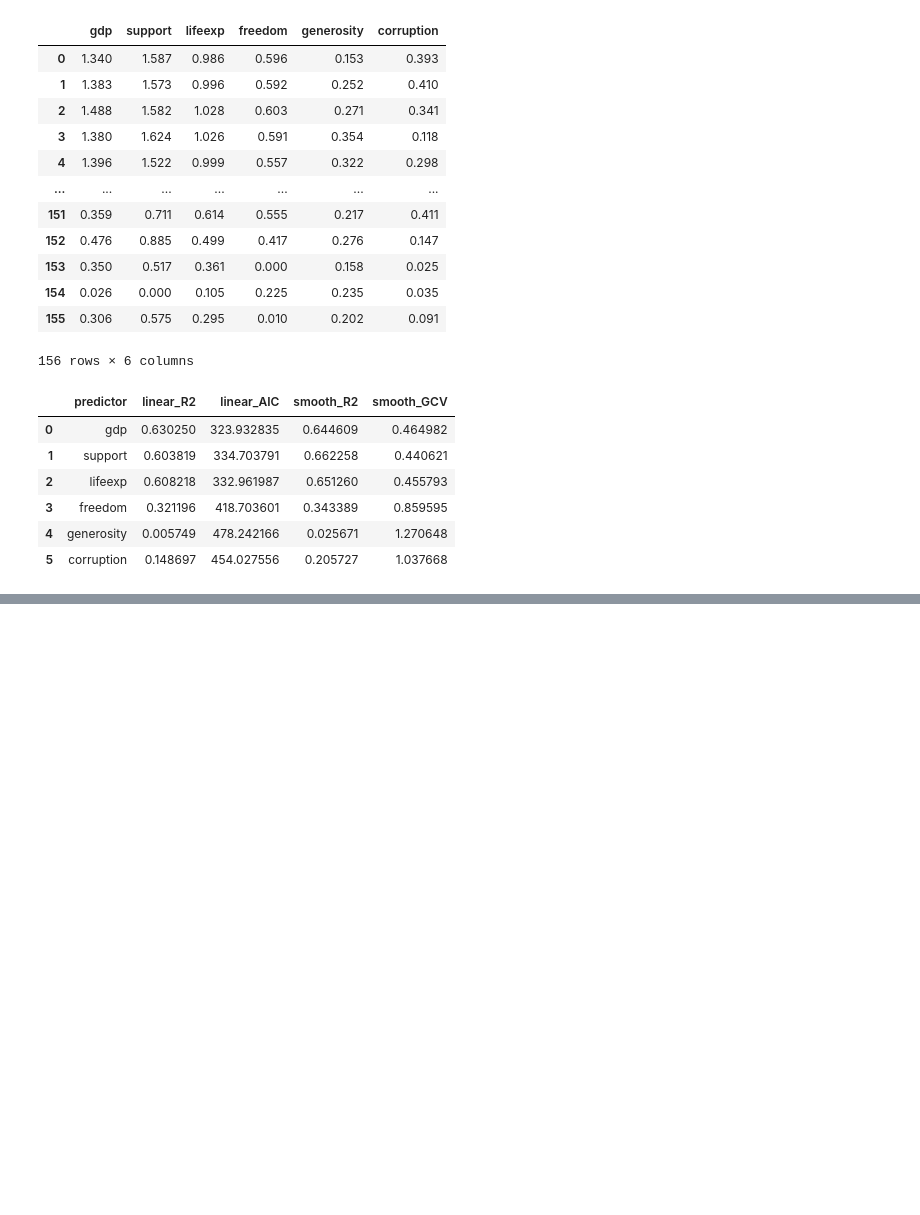
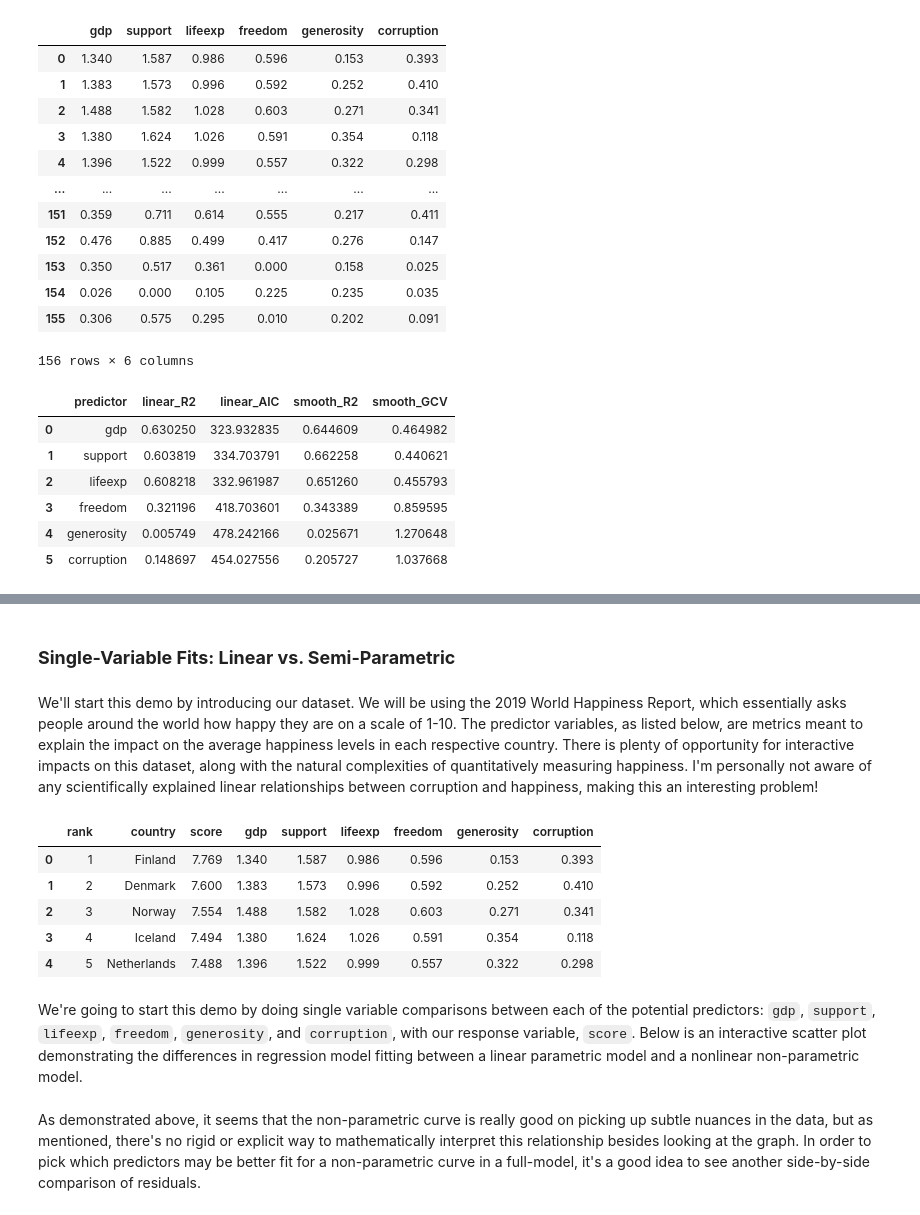
Before and after one commit to Kayvan-Zahiri/Semiparametric-Regression, a Jupyter notebook: pj.ipynb, the cells around one changed output, grey strips where cells are left out. Saved outputs shown, nothing was run; the diff lists cells and outputs as text; code cells hidden in the pictures; blank space fills up the shorter version.

```diff
--- a/pj.ipynb
+++ b/pj.ipynb
@@ -414,0 +681,21 @@ fig.show()
+# %% [markdown]
+### **Single-Variable Fits: Linear vs. Semi-Parametric**
+# %% [markdown]
+We'll start this demo by introducing our dataset.  We will be using the 2019 World Happiness Report, which essentially asks people around the world how happy they are on a scale of 1-10.  The predictor variables, as listed below, are metrics meant to explain the impact on the average happiness levels in each respective country.  There is plenty of opportunity for interactive impacts on this dataset, along with the natural complexities of quantitatively measuring happiness.  I'm personally not aware of any scientifically explained linear relationships between corruption and happiness, making this an interesting problem!
+# %%
+# dataset cleaning and loading
+happiness = pd.read_csv('Data/happiness/2019.csv')
+
+rename_map = {
+    "GDP per capita": "gdp",
+    "Social support": "support",
+    "Healthy life expectancy": "lifeexp",
+    "Freedom to make life choices": "freedom",
+    "Generosity": "generosity",
+    "Perceptions of corruption": "corruption",
+    "Score": "score",
+    "Country or region": "country",
+    "Overall rank": "rank",
+    "Score": "score"
+}
+happiness = happiness.rename(columns=rename_map)
@@ -414,0 +709,11 @@ fig.show()
+# %%
+happiness.head()
+# %% [output]
+|  | rank | country | score | gdp | support | lifeexp | freedom | generosity | corruption |
+| 0 | 1 | Finland | 7.769 | 1.340 | 1.587 | 0.986 | 0.596 | 0.153 | 0.393 |
+| 1 | 2 | Denmark | 7.600 | 1.383 | 1.573 | 0.996 | 0.592 | 0.252 | 0.410 |
+| 2 | 3 | Norway | 7.554 | 1.488 | 1.582 | 1.028 | 0.603 | 0.271 | 0.341 |
+| 3 | 4 | Iceland | 7.494 | 1.380 | 1.624 | 1.026 | 0.591 | 0.354 | 0.118 |
+| 4 | 5 | Netherlands | 7.488 | 1.396 | 1.522 | 0.999 | 0.557 | 0.322 | 0.298 |
+# %% [markdown]
+We're going to start this demo by doing single variable comparisons between each of the potential predictors: `gdp`, `support`, `lifeexp`, `freedom`, `generosity`, and `corruption`, with our response variable, `score`.  Below is an interactive scatter plot demonstrating the differences in regression model fitting between a linear parametric model and a nonlinear non-parametric model.
@@ -414,0 +810,2 @@ fig.show()
+# %% [markdown]
+As demonstrated above, it seems that the non-parametric curve is really good on picking up subtle nuances in the data, but as mentioned, there's no rigid or explicit way to mathematically interpret this relationship besides looking at the graph.  In order to pick which predictors may be better fit for a non-parametric curve in a full-model, it's a good idea to see another side-by-side comparison of residuals.
```
Also changed, not shown: parts of 41 cells of this notebook.
